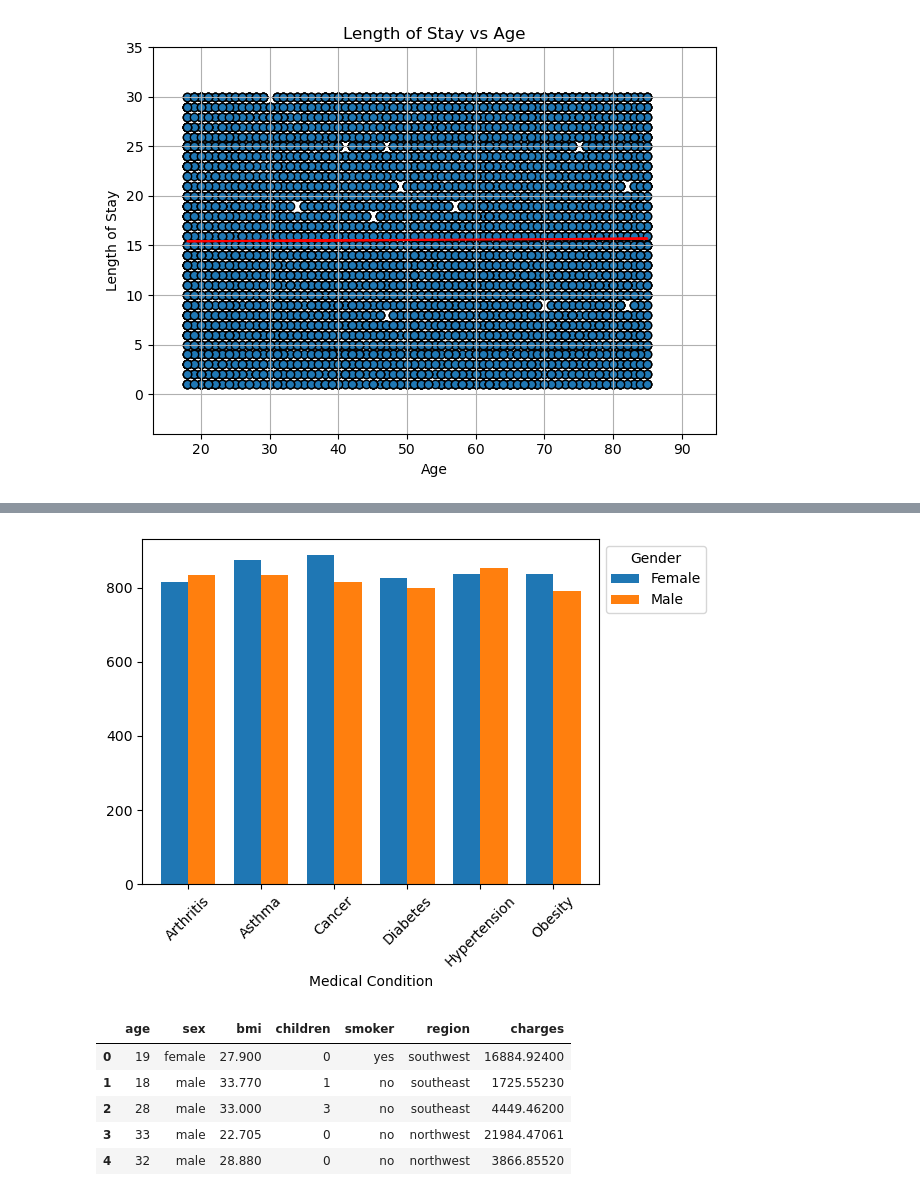
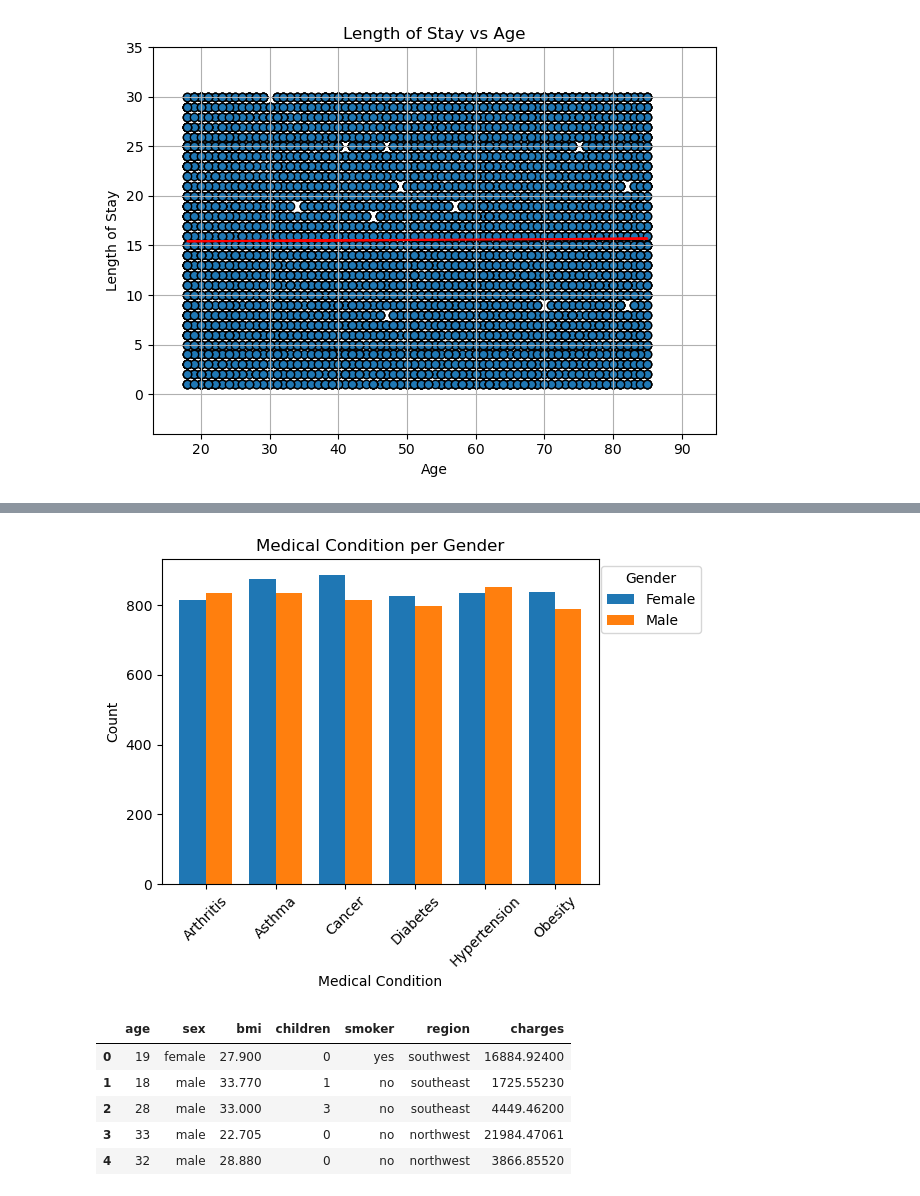
Before and after one commit to Handro4/Bootcamp-Project1, a Jupyter notebook: main.py/Healthcare.ipynb, the cells around one changed output, grey strips where cells are left out. Cells and saved outputs as stored; diff of their text form; code cells hidden in the pictures.

```diff
--- a/main.py/Healthcare.ipynb
+++ b/main.py/Healthcare.ipynb
@@ -236,8 +236,8 @@ plt.savefig(os.path.join(out_path, "Average_Stay_vs_Medical_Condition.png"))
 #QUESTION 3
 # Wanted to look at the length of stay per age to see if we could predict how long people will stay based on their age
 # Start by creating bins for ages since there can be a large variety
-age_bins = [0, 18, 30, 45, 60, 75, 90, 105]
-labels = ["<18", "18-30", "30-45", "45-60", "60-75", "75-90", ">90"]
+age_bins = [18, 30, 45, 60, 75, 90]
+labels = ["18-30", "30-45", "45-60", "60-75", "75-90"]
 # Create by bins and add them to the dataframe
 new_metadata["Age Range"] = pd.cut(new_metadata["Age"], age_bins, labels=labels)
 new_metadata
@@ -349,18 +431,18 @@ The r-value is: -0.013506705939415628
 # %%
 # Wanted to look at the relationship between medical condition and gender
 gender_medical = new_metadata.groupby(["Medical Condition", "Gender"])["Gender"].count()
 gender_medical.unstack().plot(kind="bar", width=.75, rot=45)
-bar.set_xlabel("Medical Condition")
-bar.set_ylabel("Count")
-bar.set_title("Medical Conditiona per Gender")
+plt.xlabel("Medical Condition")
+plt.ylabel("Count")
+plt.title("Medical Condition per Gender")
 plt.legend(title='Gender', bbox_to_anchor=(1.25, 1), loc='upper right')
 
 plt.tight_layout()
 
 #Save image as PNG
 plt.savefig(os.path.join(out_path, "Medical_Condition_Gender.png"))
 # %% [output]
-[figure, old version]
+[figure, new version]
 # %%
 insurance=insurance_dataset
 insurance.head()
```
Also changed, not shown: parts of 19 cells of this notebook, 13 other files.
